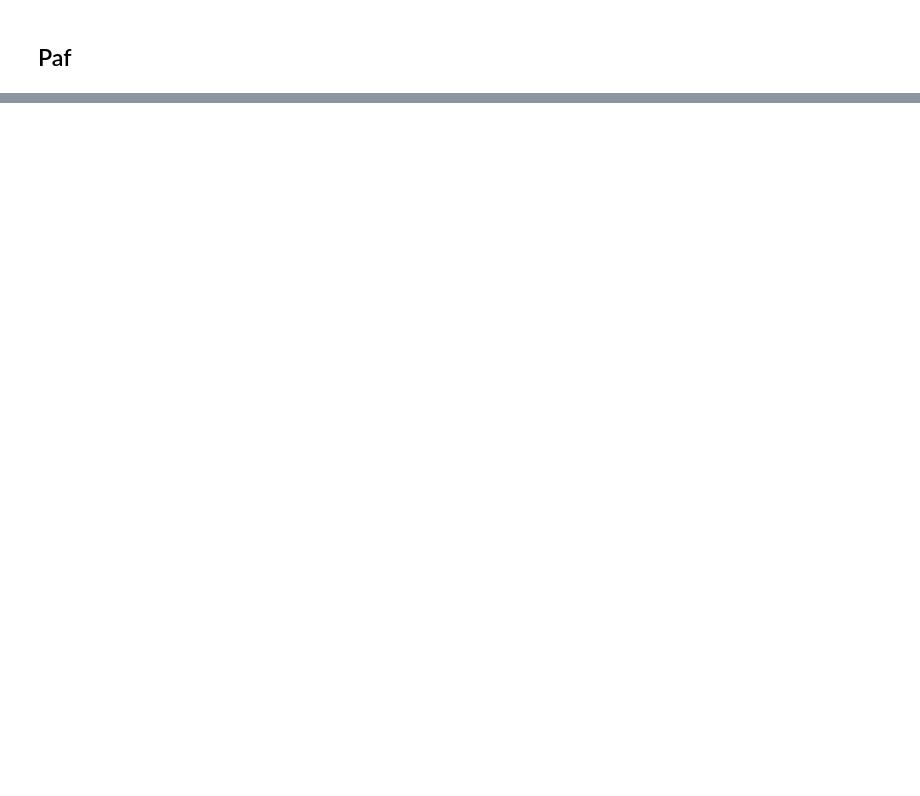
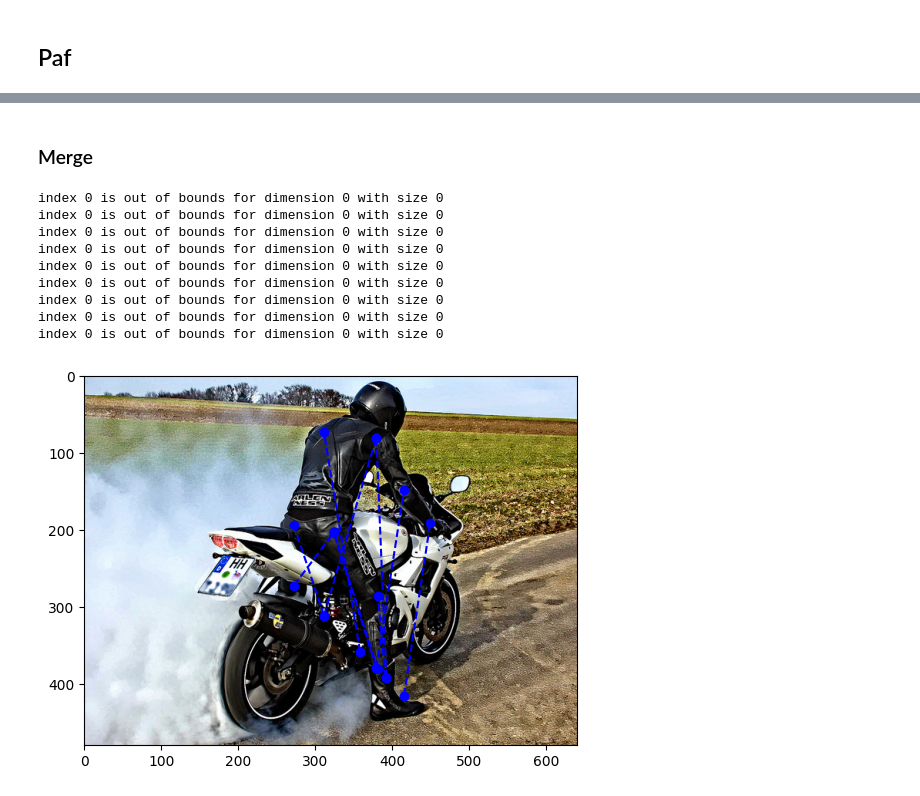
Before and after one commit to 2xic/optimization-playground, a Jupyter notebook: cv/openpose/Parameters.ipynb, the cells around one changed output, grey strips where cells are left out. Saved outputs shown, nothing was run; the diff lists cells and outputs as text; code cells hidden in the pictures; blank space fills up the shorter version.

```diff
--- a/cv/openpose/Parameters.ipynb
+++ b/cv/openpose/Parameters.ipynb
@@ -34,0 +110,20 @@ interactive(children=(FloatSlider(value=1.0, description='sigma', max=1000.0, st
+# %% [markdown]
+### Merge
+# %%
+# Probably because of the sloppy merge logic
+items = list(skeleton.merge(
+    skeleton.confidence_map(),
+    skeleton.paf_field()
+))
+coco.results[image_index].plot_image_skeleton_keypoints(items)
+# %% [output]
+index 0 is out of bounds for dimension 0 with size 0
+index 0 is out of bounds for dimension 0 with size 0
+index 0 is out of bounds for dimension 0 with size 0
+index 0 is out of bounds for dimension 0 with size 0
+index 0 is out of bounds for dimension 0 with size 0
+index 0 is out of bounds for dimension 0 with size 0
+index 0 is out of bounds for dimension 0 with size 0
+index 0 is out of bounds for dimension 0 with size 0
+index 0 is out of bounds for dimension 0 with size 0
+[figure, added]
```
Also changed, not shown: parts of 8 cells of this notebook, 10 other files.
